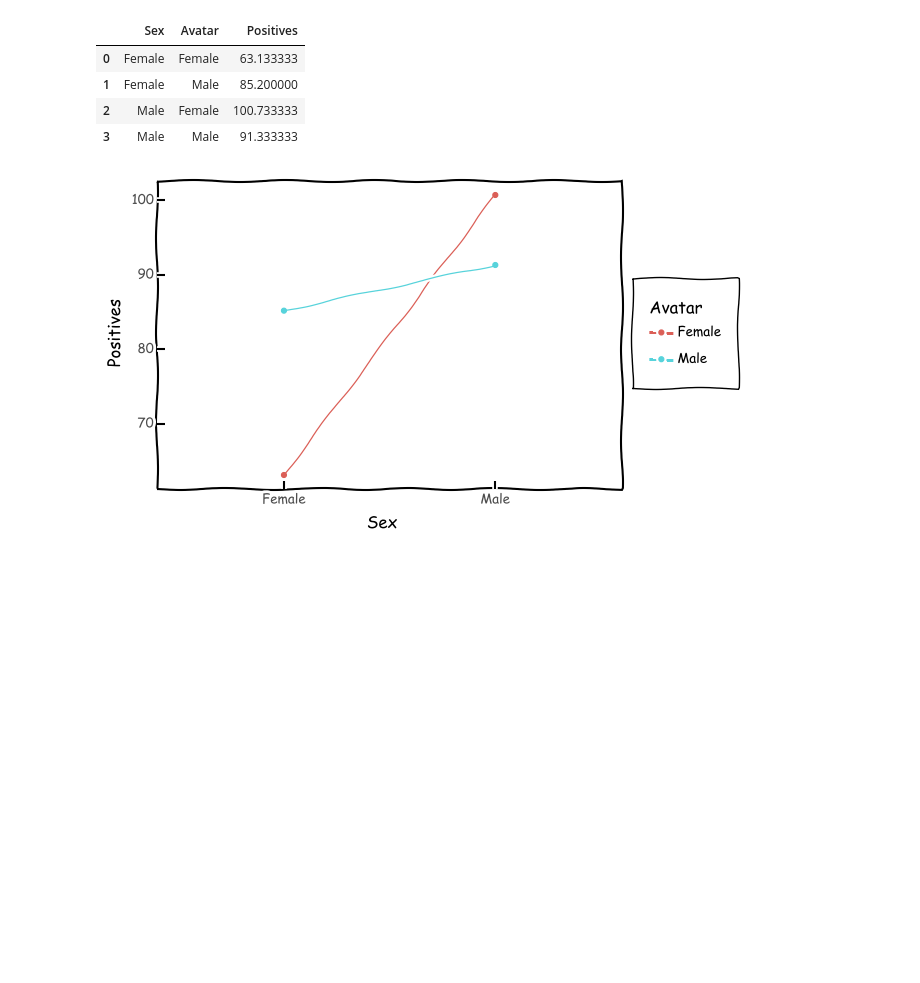
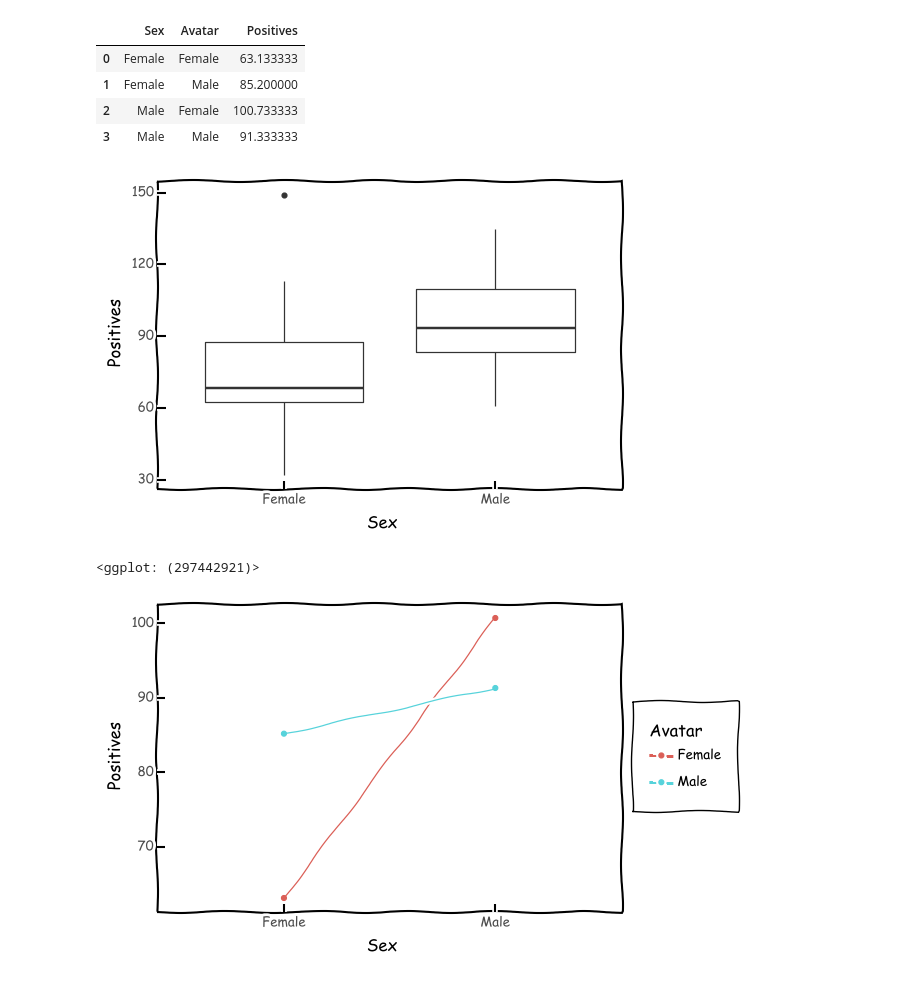
Before and after one commit to roland-hochmuth/designexperiments, a Jupyter notebook: week-7.ipynb, the cells around one changed output. Drawn from its saved outputs; the diff is of its cells as text; code cells hidden in the pictures; blank space fills up the shorter version.

```diff
--- a/week-7.ipynb
+++ b/week-7.ipynb
@@ -112,6 +112,14 @@ groups = df.groupby(['Sex', 'Avatar']).mean().reset_index()
 | 1 | Female | Male | 85.200000 |
 | 2 | Male | Female | 100.733333 |
 | 3 | Male | Male | 91.333333 |
+# %%
+(
+    ggplot(df, aes(x='Sex', y='Positives')) +
+    geom_boxplot()
+)
+# %% [output]
+[figure, added]
+<ggplot: (297442921)>
 # %%
 groups = df.groupby(['Sex', 'Avatar']).mean().reset_index()
 
```
Also changed, not shown: parts of 11 cells of this notebook, 2 other files.
